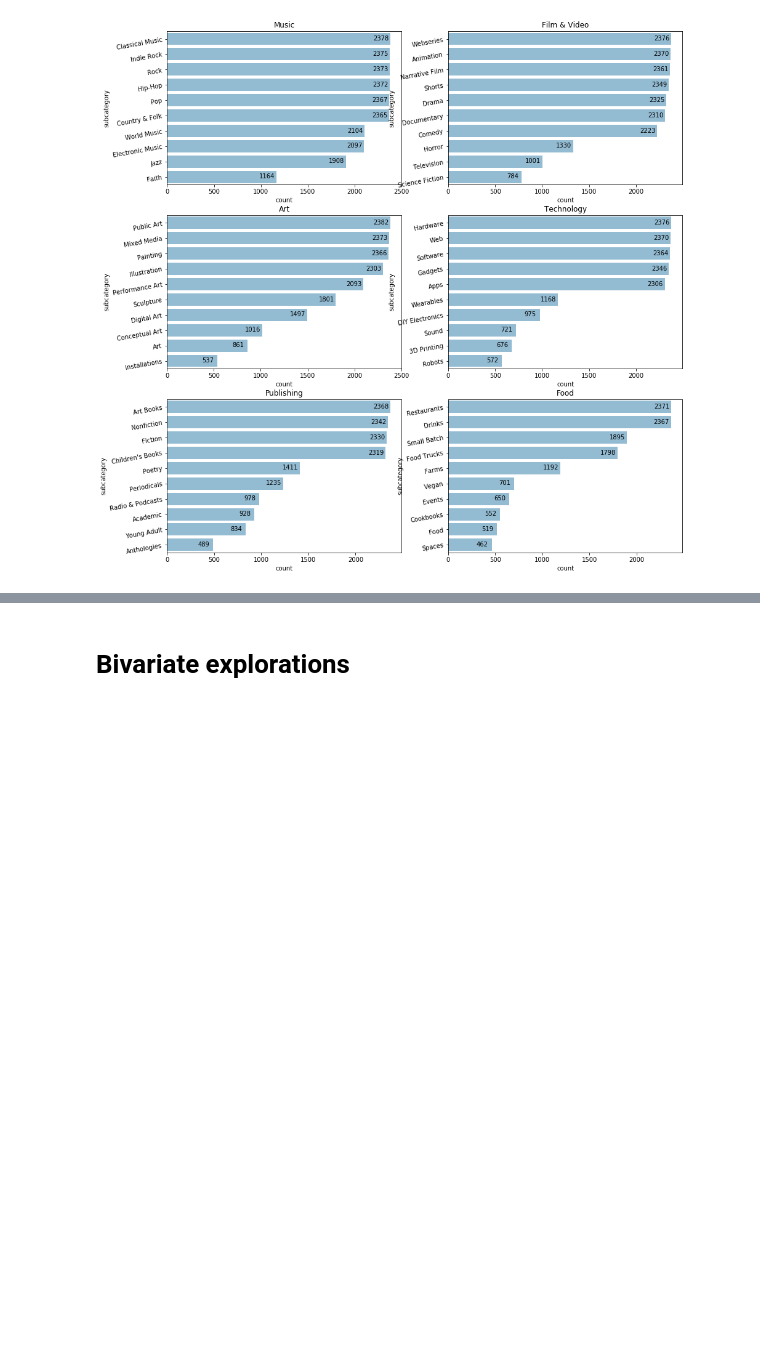
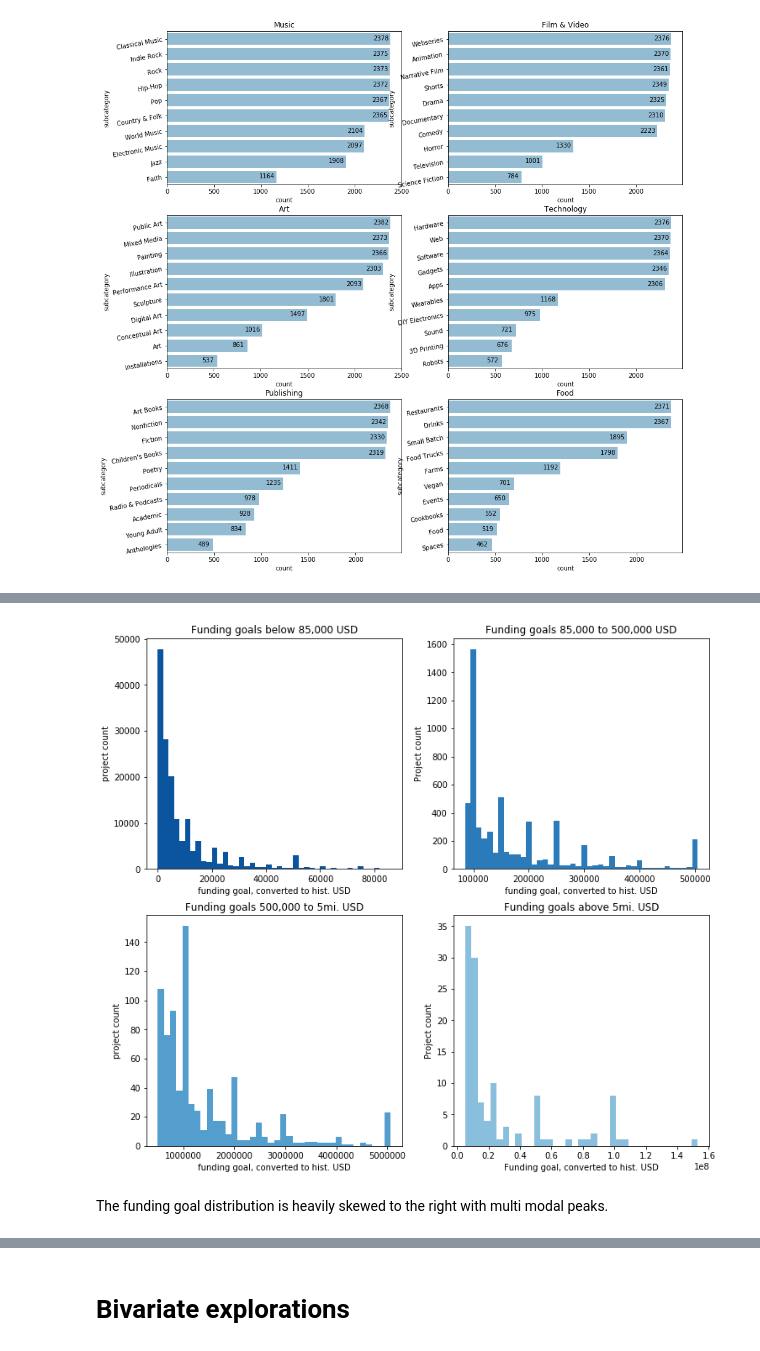
Before and after one commit to faymarie/crowdfunding-analysis, a Jupyter notebook: crowdfunding-visual-analysis.ipynb, the cells around one changed output, grey strips where cells are left out. Cells and saved outputs as stored; diff of their text form; code cells hidden in the pictures; blank space fills up the shorter version.

Commit message:
feat: Calculate 5 number summary and visualize distribution

```diff
--- a/crowdfunding-visual-analysis.ipynb
+++ b/crowdfunding-visual-analysis.ipynb
@@ -445,0 +462,45 @@ for i, cat in enumerate(pop_cat[:6]):
+# %%
+# style
+plt.figure(figsize=[12,12])
+base_color = sns.color_palette("Blues_r")
+
+plt.subplot(3, 2, 1)
+ks_compl_goal_low = ks_compl[ks_compl.goal_hist_usd < 85000]
+bin_edges_leveled = np.arange(0, ks_compl_goal_low.goal_hist_usd.max()+2000, 2000)
+plt.hist(data = ks_compl_goal_low, x = 'goal_hist_usd', bins = bin_edges_leveled, color=base_color[0])
+plt.title("Funding goals below 85,000 USD")
+plt.xlabel("funding goal, converted to hist. USD")
+plt.ylabel("project count")
+plt.subplots_adjust(bottom=-0.2)
+
+plt.subplot(3, 2, 2)
+ks_compl_goal_low = ks_compl.query('(goal_hist_usd >= 85000) & (goal_hist_usd < 500001)')
+bin_edges_leveled = np.arange(85000, 500001+10000, 10000)
+plt.hist(data = ks_compl_goal_low, x = 'goal_hist_usd', bins = bin_edges_leveled, color=base_color[1])
+plt.title("Funding goals 85,000 to 500,000 USD")
+plt.xlabel("funding goal, converted to hist. USD")
+plt.ylabel("Project count")
+plt.subplots_adjust(bottom=-0.2)
+
+plt.subplot(3, 2, 3)
+ks_compl_goal_low = ks_compl.query('(goal_hist_usd >= 500001) & (goal_hist_usd < 5000001)')
+bin_edges_leveled = np.arange(500001, 5000000+120000, 120000)
+plt.hist(data = ks_compl_goal_low, x = 'goal_hist_usd', bins = bin_edges_leveled, color=base_color[2])
+plt.title("Funding goals 500,000 to 5mi. USD")
+plt.xlabel("funding goal, converted to hist. USD")
+plt.ylabel("project count")
+
+plt.subplot(3, 2, 4)
+ks_compl_goal_low = ks_compl[ks_compl.goal_hist_usd >= 5000001]
+bin_edges_leveled = np.arange(5000001, ks_compl.goal_hist_usd.max()+4000000, 4000000)
+plt.hist(data = ks_compl_goal_low, x = 'goal_hist_usd', bins = bin_edges_leveled, color=base_color[3])
+plt.title("Funding goals above 5mi. USD")
+plt.xlabel("Funding goal, converted to hist. USD")
+plt.ylabel("Project count")
+plt.subplots_adjust(bottom=-0.2)
+
+plt.show()
+# %% [output]
+[figure, added]
+# %% [markdown]
+The funding goal distribution is heavily skewed to the right with multi modal peaks.
```
Also changed, not shown: parts of 12 cells of this notebook.
